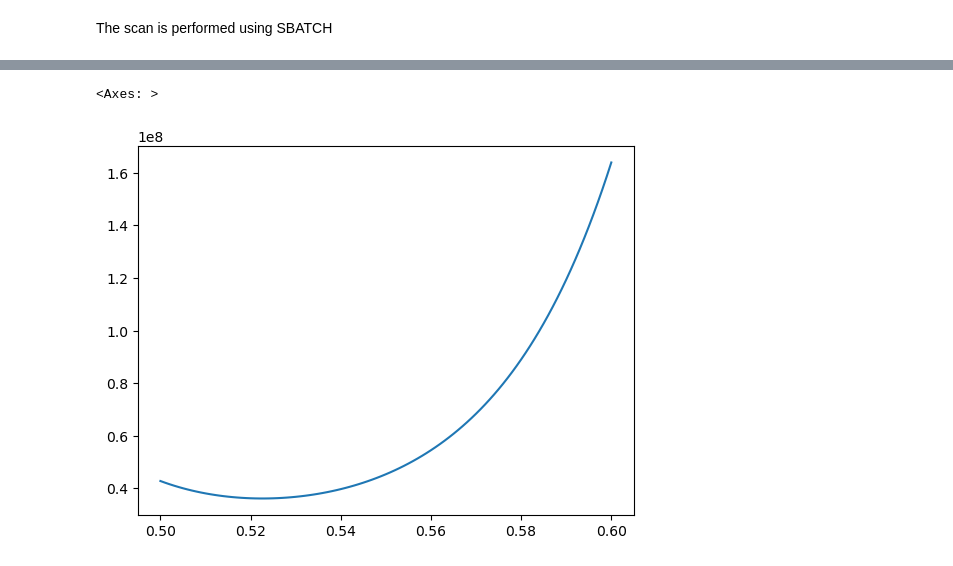
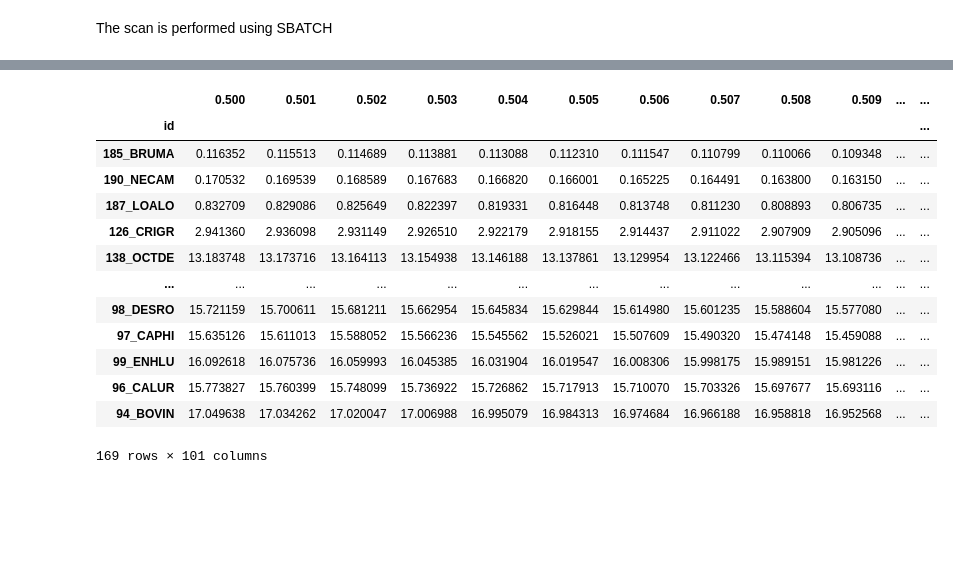
Before and after one commit to frederikespersen/OrthoIDP, a Jupyter notebook: exp/ortho_h1-0/ortho_h1-0.ipynb, the cells around one changed output, grey strips where cells are left out. Saved outputs shown, nothing was run; the diff lists cells and outputs as text; code cells hidden in the pictures; blank space fills up the shorter version.

```diff
--- a/exp/ortho_h1-0/ortho_h1-0.ipynb
+++ b/exp/ortho_h1-0/ortho_h1-0.ipynb
@@ -629,6 +630,20 @@ Text(0, 0.5, 'chi^2')
-# %%
-# Plotting total Chi^2
-scan.product().plot()
-# %% [output]
-<Axes: >
-[figure, removed]
+# %%
+# Loading scan
+scan = pd.read_csv("results/r0_scan.csv", index_col=0)
+scan.columns = scan.columns.astype(float)
+scan
+# %% [output]
+|  | 0.500 | 0.501 | 0.502 | 0.503 | 0.504 | 0.505 | 0.506 | 0.507 | 0.508 | 0.509 | ... | ... |
+| id |  |  |  |  |  |  |  |  |  |  |  | ... |
+| 185_BRUMA | 0.116352 | 0.115513 | 0.114689 | 0.113881 | 0.113088 | 0.112310 | 0.111547 | 0.110799 | 0.110066 | 0.109348 | ... | ... |
+| 190_NECAM | 0.170532 | 0.169539 | 0.168589 | 0.167683 | 0.166820 | 0.166001 | 0.165225 | 0.164491 | 0.163800 | 0.163150 | ... | ... |
+| 187_LOALO | 0.832709 | 0.829086 | 0.825649 | 0.822397 | 0.819331 | 0.816448 | 0.813748 | 0.811230 | 0.808893 | 0.806735 | ... | ... |
+| 126_CRIGR | 2.941360 | 2.936098 | 2.931149 | 2.926510 | 2.922179 | 2.918155 | 2.914437 | 2.911022 | 2.907909 | 2.905096 | ... | ... |
+| 138_OCTDE | 13.183748 | 13.173716 | 13.164113 | 13.154938 | 13.146188 | 13.137861 | 13.129954 | 13.122466 | 13.115394 | 13.108736 | ... | ... |
+| ... | ... | ... | ... | ... | ... | ... | ... | ... | ... | ... | ... | ... |
+| 98_DESRO | 15.721159 | 15.700611 | 15.681211 | 15.662954 | 15.645834 | 15.629844 | 15.614980 | 15.601235 | 15.588604 | 15.577080 | ... | ... |
+| 97_CAPHI | 15.635126 | 15.611013 | 15.588052 | 15.566236 | 15.545562 | 15.526021 | 15.507609 | 15.490320 | 15.474148 | 15.459088 | ... | ... |
+| 99_ENHLU | 16.092618 | 16.075736 | 16.059993 | 16.045385 | 16.031904 | 16.019547 | 16.008306 | 15.998175 | 15.989151 | 15.981226 | ... | ... |
+| 96_CALUR | 15.773827 | 15.760399 | 15.748099 | 15.736922 | 15.726862 | 15.717913 | 15.710070 | 15.703326 | 15.697677 | 15.693116 | ... | ... |
+| 94_BOVIN | 17.049638 | 17.034262 | 17.020047 | 17.006988 | 16.995079 | 16.984313 | 16.974684 | 16.966188 | 16.958818 | 16.952568 | ... | ... |
+169 rows × 101 columns
```
Also changed, not shown: parts of 11 cells of this notebook.
